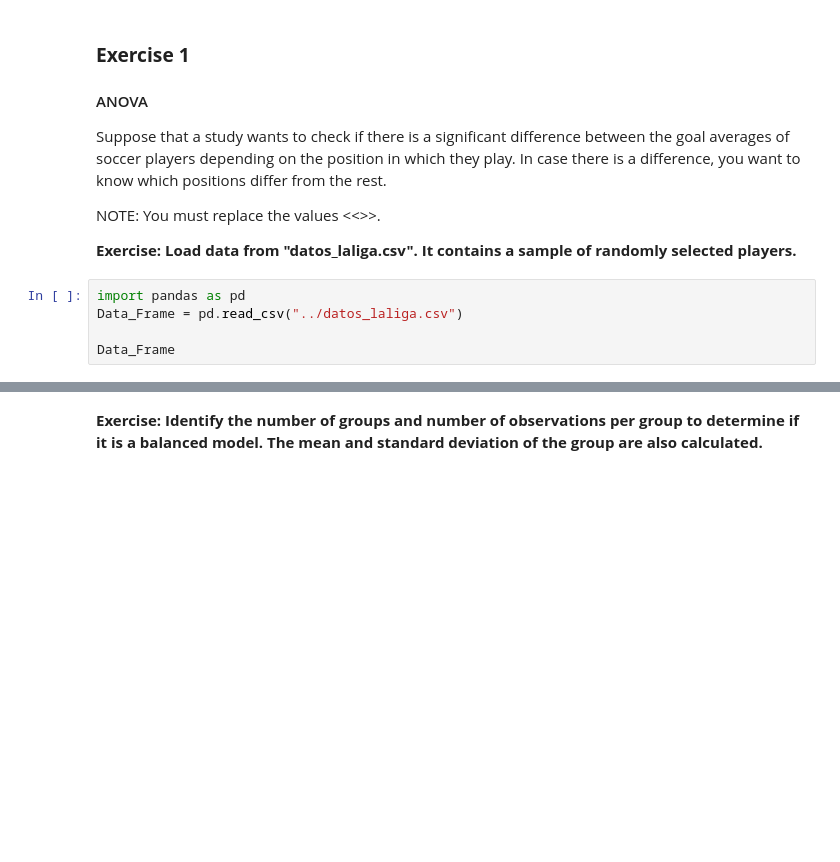
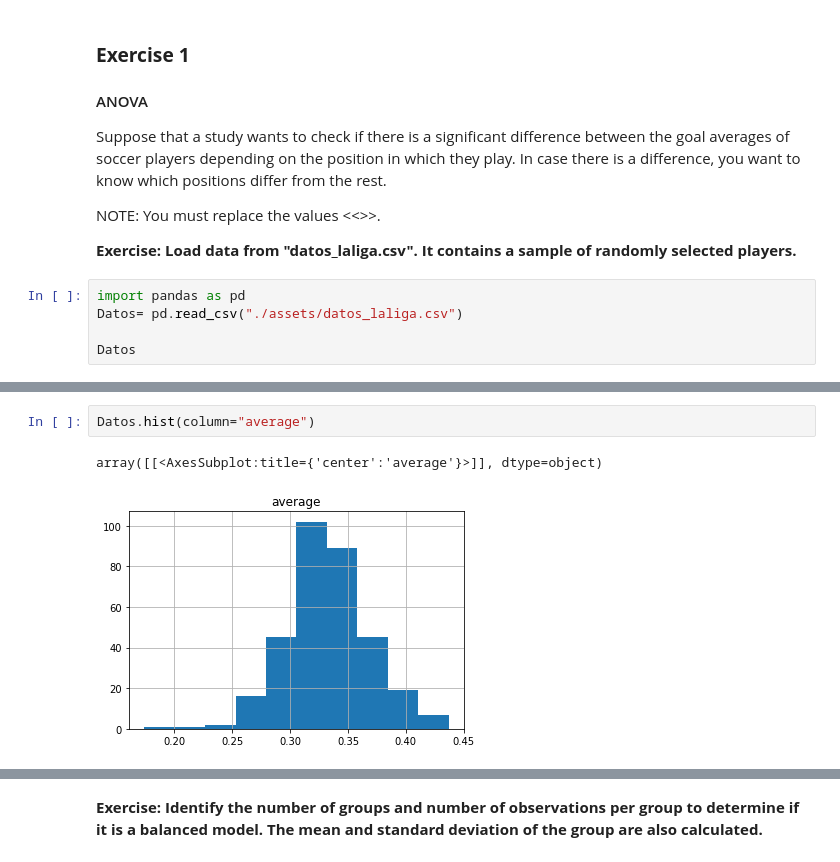
Before and after one commit to marfurt1/hypothesis-testing-exercises-project-with-python, a Jupyter notebook: notebook/problems.ipynb, the cells around one changed output, grey strips where cells are left out. Drawn from its saved outputs; the diff is of its cells as text; blank space fills up the shorter version.

```diff
--- a/notebook/problems.ipynb
+++ b/notebook/problems.ipynb
@@ -12,7 +12,7 @@ NOTE: You must replace the values <<<FIXME>>>.
 **Exercise: Load data from "datos_laliga.csv". It contains a sample of randomly selected players.**
 # %%
 import pandas as pd
-Data_Frame = pd.read_csv("../datos_laliga.csv")
+Datos= pd.read_csv("./assets/datos_laliga.csv")
 
-Data_Frame
+Datos
 # %% [output]
@@ -21,0 +44,5 @@ Data_Frame.describe()
+# %%
+Datos.hist(column="average")
+# %% [output]
+array([[<AxesSubplot:title={'center':'average'}>]], dtype=object)
+[figure, added]
```
Also changed, not shown: parts of 15 cells of this notebook.
